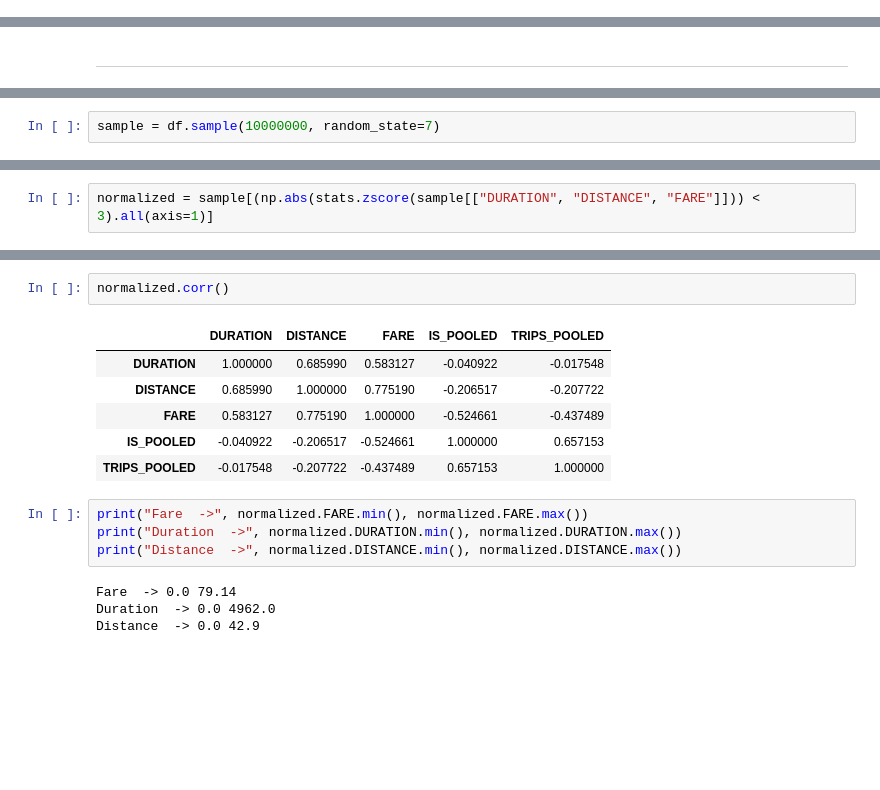
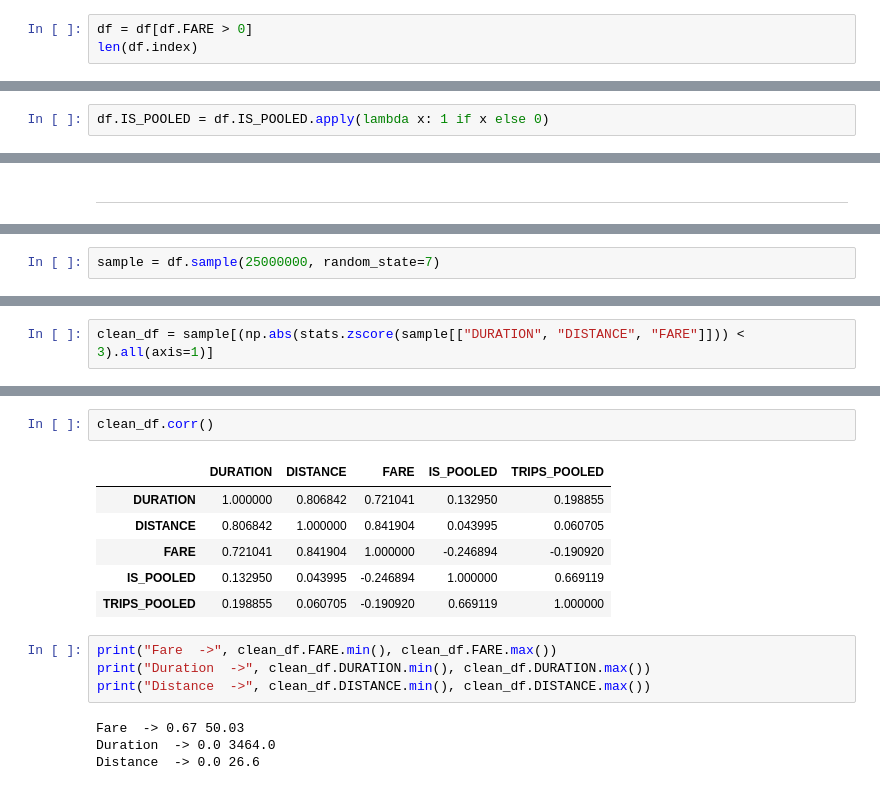
Before and after one commit to DarshanKodipalli/RideShare, a Jupyter notebook: fare_modeling/trips_analysis.ipynb, the cells around one changed output, grey strips where cells are left out. Drawn from its saved outputs; the diff is of its cells as text; blank space fills up the shorter version.

```diff
--- a/fare_modeling/trips_analysis.ipynb
+++ b/fare_modeling/trips_analysis.ipynb
@@ -10,0 +20,3 @@ df.drop_duplicates(inplace=True)
+# %%
+df = df[df.FARE > 0]
+len(df.index)
@@ -11,3 +25,5 @@ df.drop_duplicates(inplace=True)
+# %%
+df.IS_POOLED = df.IS_POOLED.apply(lambda x: 1 if x else 0)
 # %%
 df.head()
 # %% [output]
@@ -188,5 +163,5 @@ random_sample[np.abs(stats.zscore(random_sample.FARE)) > 3]
 # %%
-sample = df.sample(10000000, random_state=7)
+sample = df.sample(25000000, random_state=7)
 # %%
 fare_mean = sample.FARE.mean()
 fare_stdv = sample.FARE.std()
@@ -224,2 +199,2 @@ sample[(np.abs(stats.zscore(sample[["DURATION", "DISTANCE", "FARE"]])) > 3).all(
 # %%
-normalized = sample[(np.abs(stats.zscore(sample[["DURATION", "DISTANCE", "FARE"]])) < 3).all(axis=1)]
+clean_df = sample[(np.abs(stats.zscore(sample[["DURATION", "DISTANCE", "FARE"]])) < 3).all(axis=1)]
@@ -260,17 +231,17 @@ dtype: float64
 # %%
-normalized.corr()
+clean_df.corr()
 # %% [output]
 |  | DURATION | DISTANCE | FARE | IS_POOLED | TRIPS_POOLED |
-| DURATION | 1.000000 | 0.685990 | 0.583127 | -0.040922 | -0.017548 |
-| DISTANCE | 0.685990 | 1.000000 | 0.775190 | -0.206517 | -0.207722 |
-| FARE | 0.583127 | 0.775190 | 1.000000 | -0.524661 | -0.437489 |
-| IS_POOLED | -0.040922 | -0.206517 | -0.524661 | 1.000000 | 0.657153 |
-| TRIPS_POOLED | -0.017548 | -0.207722 | -0.437489 | 0.657153 | 1.000000 |
+| DURATION | 1.000000 | 0.806842 | 0.721041 | 0.132950 | 0.198855 |
+| DISTANCE | 0.806842 | 1.000000 | 0.841904 | 0.043995 | 0.060705 |
+| FARE | 0.721041 | 0.841904 | 1.000000 | -0.246894 | -0.190920 |
+| IS_POOLED | 0.132950 | 0.043995 | -0.246894 | 1.000000 | 0.669119 |
+| TRIPS_POOLED | 0.198855 | 0.060705 | -0.190920 | 0.669119 | 1.000000 |
 # %%
-print("Fare  ->", normalized.FARE.min(), normalized.FARE.max())
-print("Duration  ->", normalized.DURATION.min(), normalized.DURATION.max())
-print("Distance  ->", normalized.DISTANCE.min(), normalized.DISTANCE.max())
+print("Fare  ->", clean_df.FARE.min(), clean_df.FARE.max())
+print("Duration  ->", clean_df.DURATION.min(), clean_df.DURATION.max())
+print("Distance  ->", clean_df.DISTANCE.min(), clean_df.DISTANCE.max())
 # %% [output]
-Fare  -> 0.0 79.14
-Duration  -> 0.0 4962.0
-Distance  -> 0.0 42.9
+Fare  -> 0.67 50.03
+Duration  -> 0.0 3464.0
+Distance  -> 0.0 26.6
```
Also changed, not shown: parts of 59 cells of this notebook, 3 other files.
